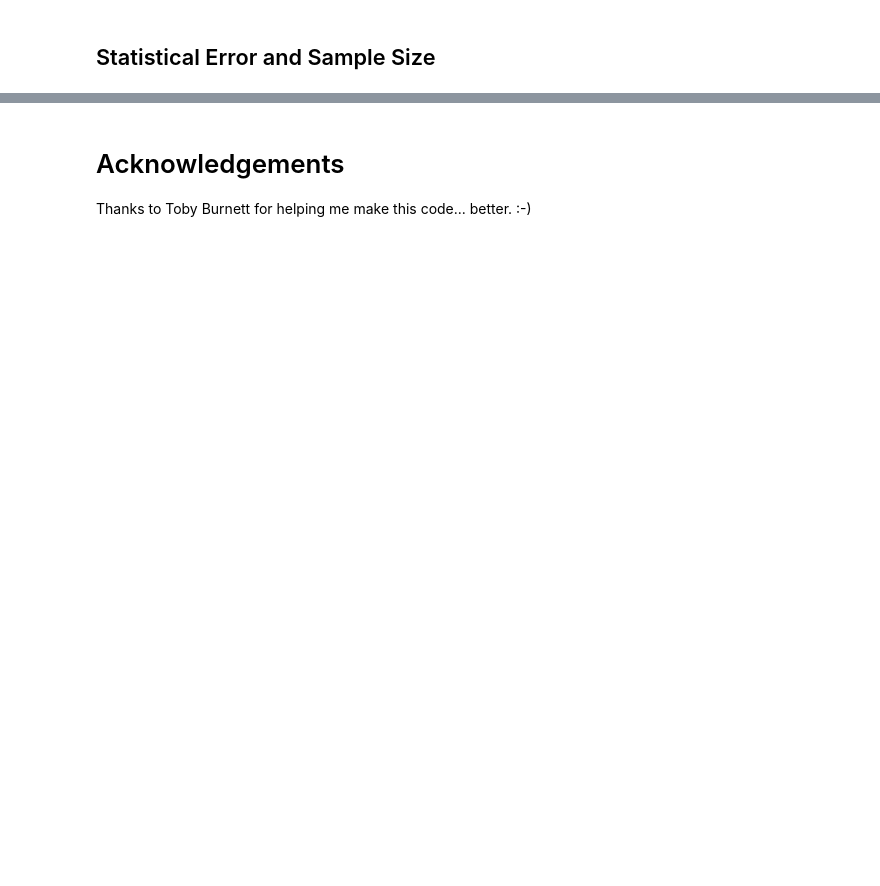
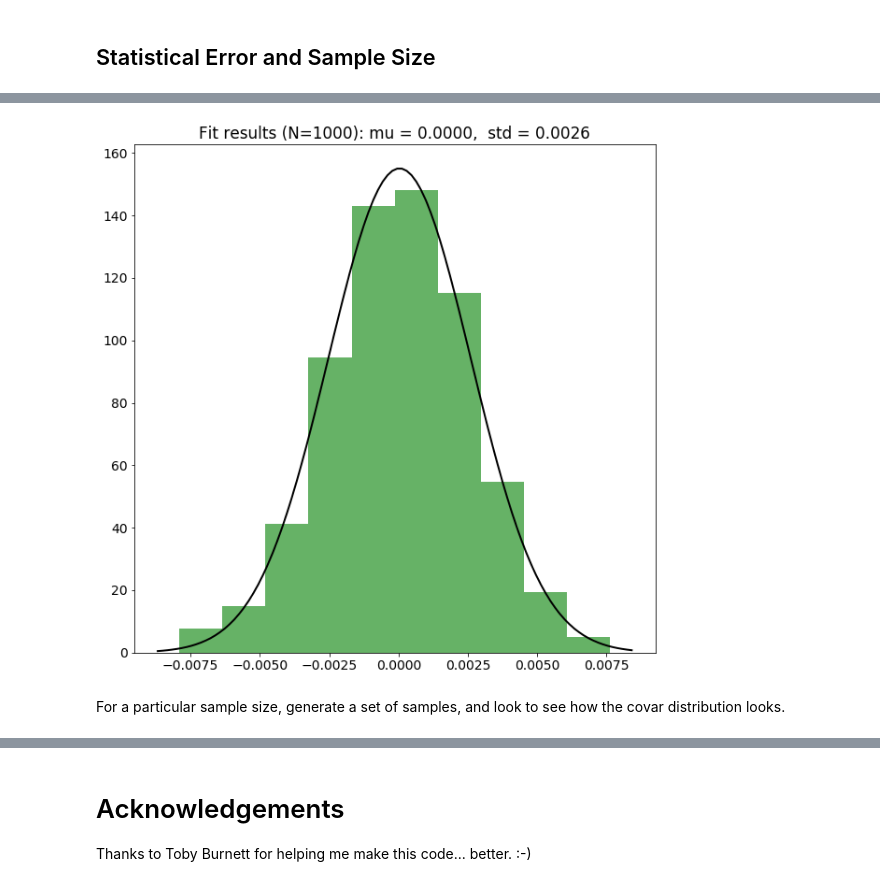
Before and after one commit to ATLASCalRatio/ABCDExplorations, a Jupyter notebook: notebooks/01 - Simple Uncorrelated.ipynb, the cells around one changed output, grey strips where cells are left out. Saved outputs shown, nothing was run; the diff lists cells and outputs as text; code cells hidden in the pictures; blank space fills up the shorter version.

```diff
--- a/notebooks/01 - Simple Uncorrelated.ipynb
+++ b/notebooks/01 - Simple Uncorrelated.ipynb
@@ -107,0 +143,6 @@ plt.grid(alpha=0.5, which='both')
+# %%
+plot_covar_histo(1000)
+# %% [output]
+[figure, added]
+# %% [markdown]
+For a particular sample size, generate a set of samples, and look to see how the covar distribution looks.
```
Also changed, not shown: parts of 16 cells of this notebook.
